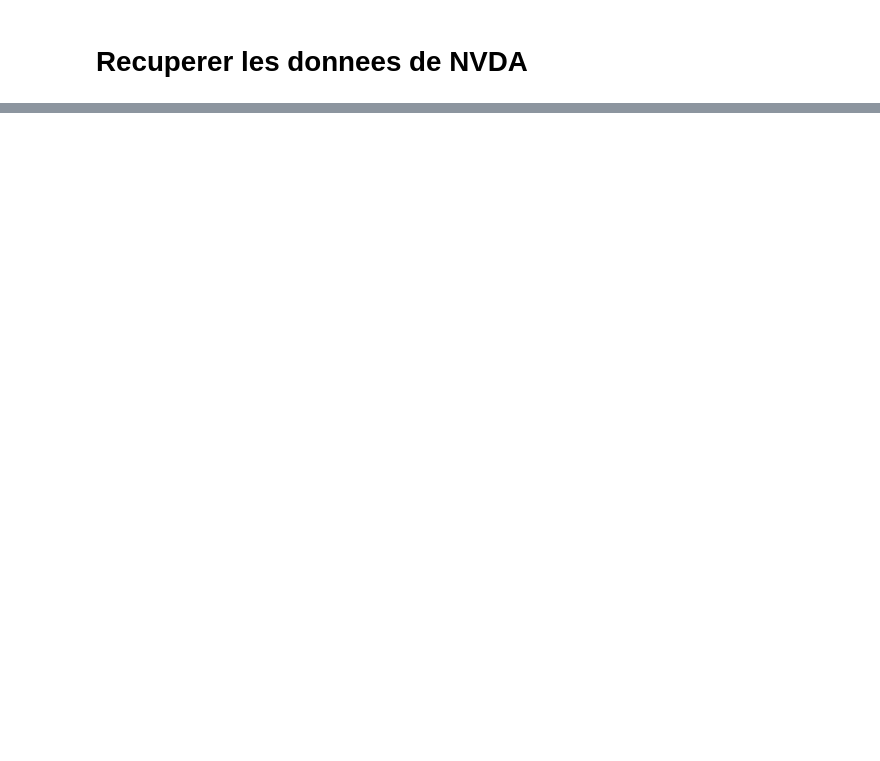
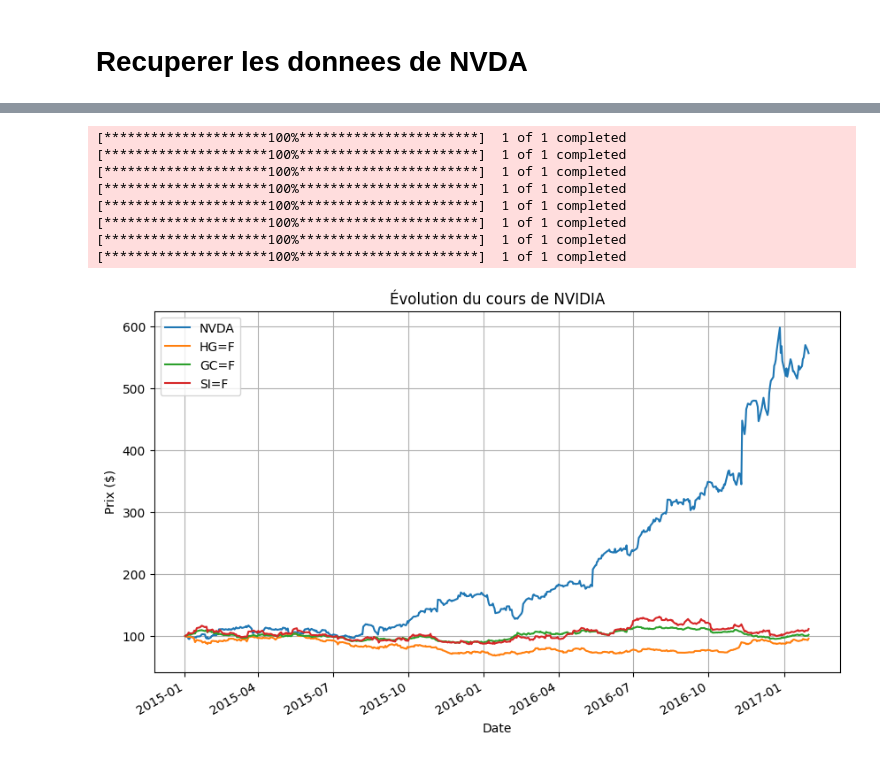
Before and after one commit to c-battaglia/Projet-Audit-Data-Battaglia-La-Mendola-Bernardoff-Bleywas, a Jupyter notebook: SCRIPTS/script.ipynb, the cells around one changed output, grey strips where cells are left out. Cells and saved outputs as stored; diff of their text form; code cells hidden in the pictures; blank space fills up the shorter version.

```diff
--- a/SCRIPTS/script.ipynb
+++ b/SCRIPTS/script.ipynb
@@ -21,20 +22,3 @@ Successfully installed contourpy-1.3.3 cycler-0.12.1 fonttools-4.61.1 kiwisolver
 
 [notice] A new release of pip is available: 25.3 -> 26.0.1
 [notice] To update, run: python3 -m pip install --upgrade pip
-# %%
-import yfinance as yf
-import matplotlib.pyplot as plt
-tickers = ["NVDA", "HG=F"]
-
-
-for ticker in tickers :
-    data = yf.download(ticker, start="2015-01-01", end="2026-02-01",interval = "1mo")
-    print(data["Close"])
-    if tickers.index(ticker) == 0 :
-        data['Close'].plot(figsize=(10, 6), color='green')
-
-plt.title("Évolution du cours de NVIDIA")
-plt.xlabel("Date")
-plt.ylabel("Prix ($)")
-plt.grid(True)
-plt.show()
@@ -62,0 +25,36 @@ Date
+# %%
+import yfinance as yf
+import matplotlib.pyplot as plt
+import numpy as np
+import pandas as pd
+
+entreprises = ['NVDA', 'AAPL', 'MSFT','ASML']
+metaux = ['GC=F', 'SI=F', 'HG=F']
+ticker = entreprises+metaux
+
+fig,ax = plt.subplots(figsize=(10, 6))
+
+for ticker in tickers :
+    data = yf.download(ticker, start="2015-01-01", end="2017-02-01")
+    data2 = yf.download(ticker, start="2015-01-01", end="2026-02-01")
+
+    base_100 = (data["Close"] / data["Close"].iloc[0]) * 100
+    base_100.plot(ax=ax, label=ticker)
+
+
+plt.title("Évolution du cours de NVIDIA")
+plt.xlabel("Date")
+plt.ylabel("Prix ($)")
+plt.legend()
+plt.grid(True)
+plt.show()
+# %% [output]
+[*********************100%***********************]  1 of 1 completed
+[*********************100%***********************]  1 of 1 completed
+[*********************100%***********************]  1 of 1 completed
+[*********************100%***********************]  1 of 1 completed
+[*********************100%***********************]  1 of 1 completed
+[*********************100%***********************]  1 of 1 completed
+[*********************100%***********************]  1 of 1 completed
+[*********************100%***********************]  1 of 1 completed
+[figure, added]
```
Also changed, not shown: parts of 7 cells of this notebook.
